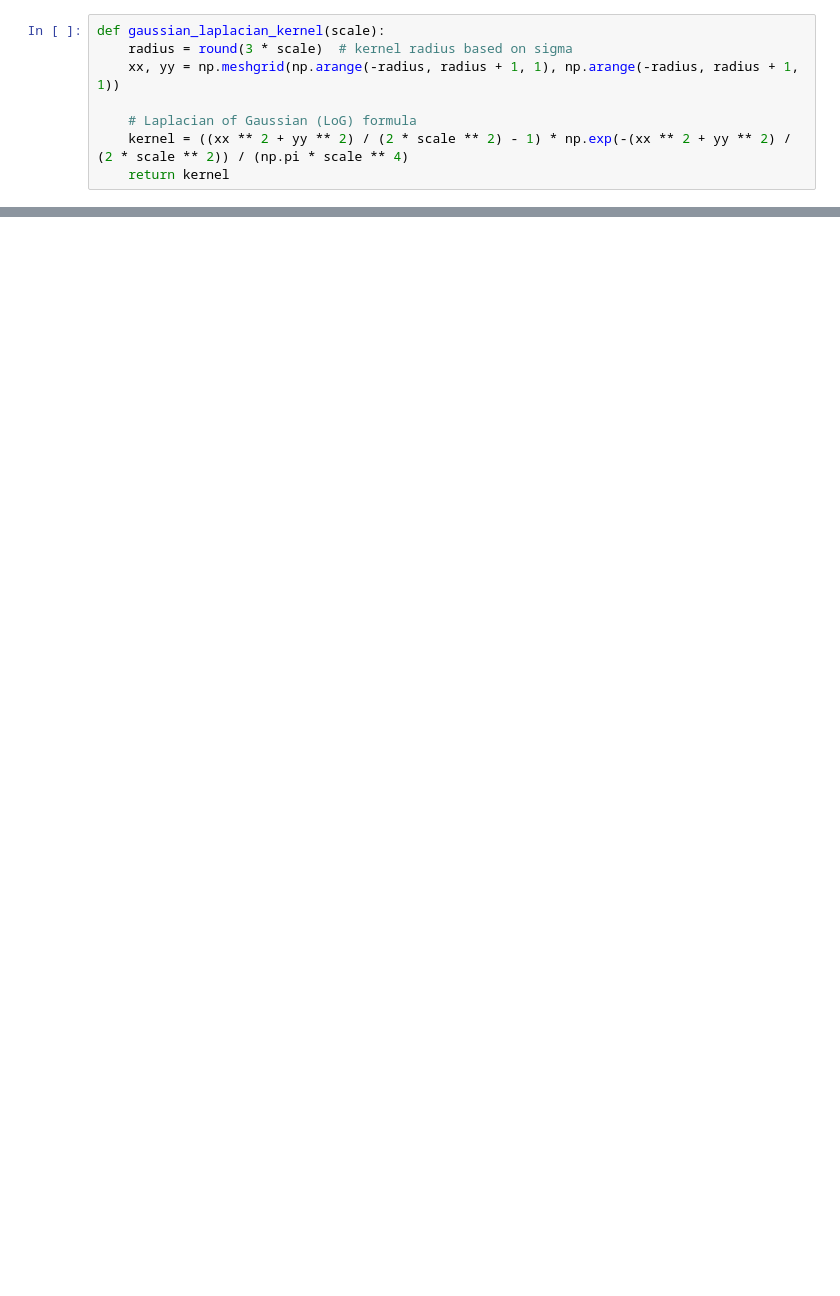
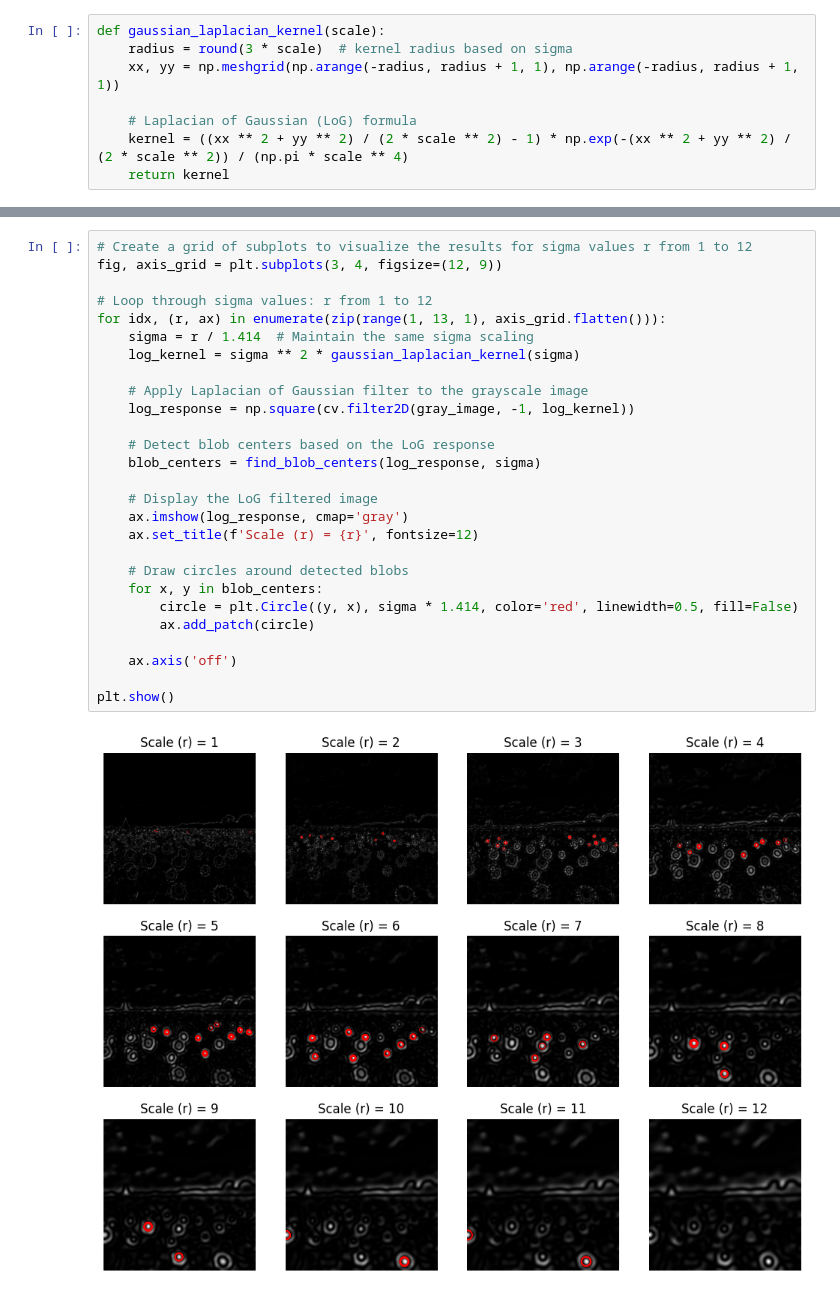
Before and after one commit to SamudraUduwaka/Fitting-and-Alignment, a Jupyter notebook: Question1.ipynb, the cells around one changed output, grey strips where cells are left out. Cells and saved outputs as stored; diff of their text form; blank space fills up the shorter version.

```diff
--- a/Question1.ipynb
+++ b/Question1.ipynb
@@ -93 +34,30 @@ plt.show()
+# %%
+# Create a grid of subplots to visualize the results for sigma values r from 1 to 12
+fig, axis_grid = plt.subplots(3, 4, figsize=(12, 9))
+
+# Loop through sigma values: r from 1 to 12
+for idx, (r, ax) in enumerate(zip(range(1, 13, 1), axis_grid.flatten())):
+    sigma = r / 1.414  # Maintain the same sigma scaling
+    log_kernel = sigma ** 2 * gaussian_laplacian_kernel(sigma)
+
+    # Apply Laplacian of Gaussian filter to the grayscale image
+    log_response = np.square(cv.filter2D(gray_image, -1, log_kernel))
+
+    # Detect blob centers based on the LoG response
+    blob_centers = find_blob_centers(log_response, sigma)
+
+    # Display the LoG filtered image
+    ax.imshow(log_response, cmap='gray')
+    ax.set_title(f'Scale (r) = {r}', fontsize=12)
+
+    # Draw circles around detected blobs
+    for x, y in blob_centers:
+        circle = plt.Circle((y, x), sigma * 1.414, color='red', linewidth=0.5, fill=False)
+        ax.add_patch(circle)
+
+    ax.axis('off')
+
+plt.show()
+# %% [output]
+[figure, added]
 # %%
```
Also changed, not shown: parts of 8 cells of this notebook, 1 other file.
